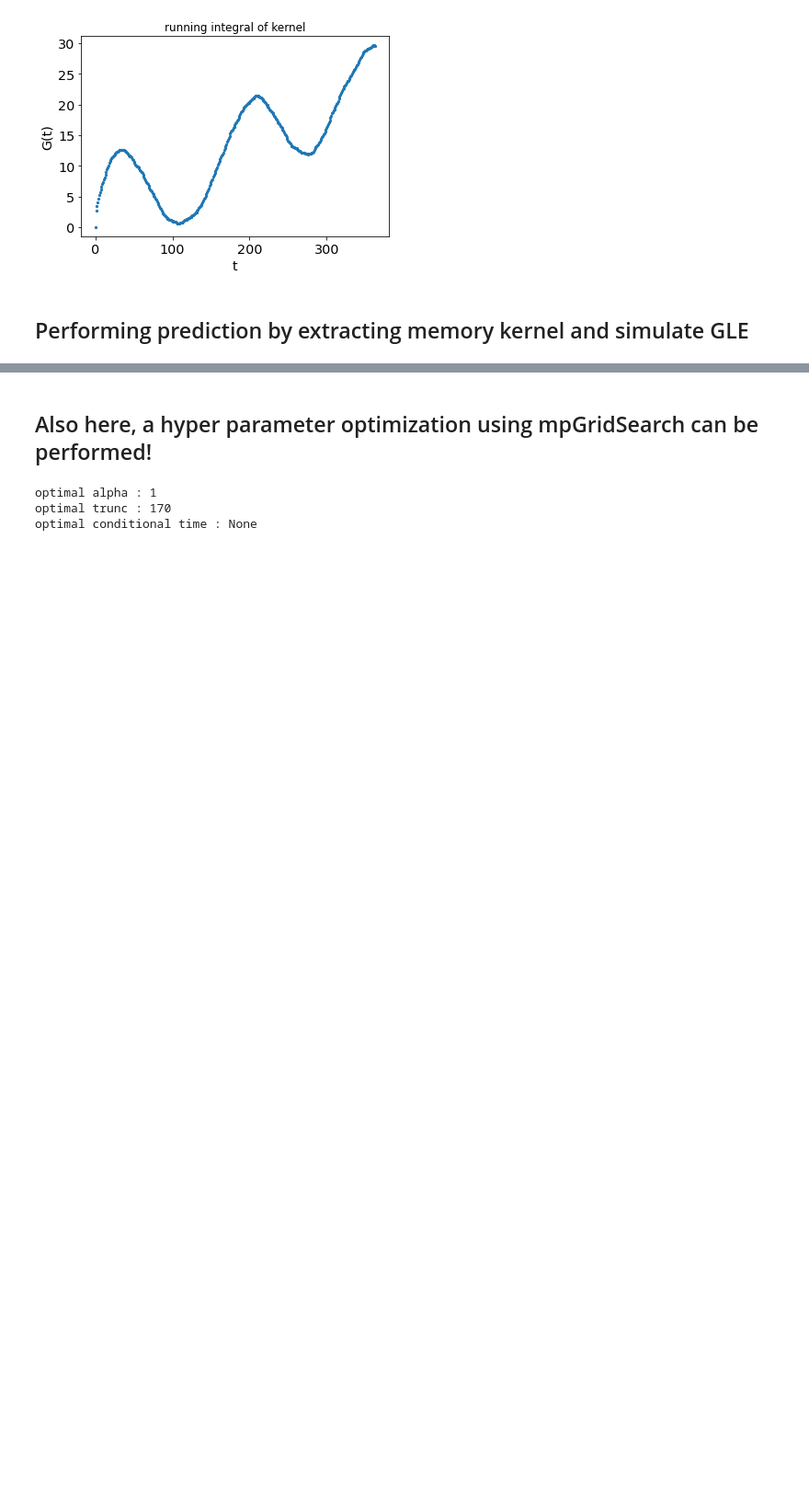
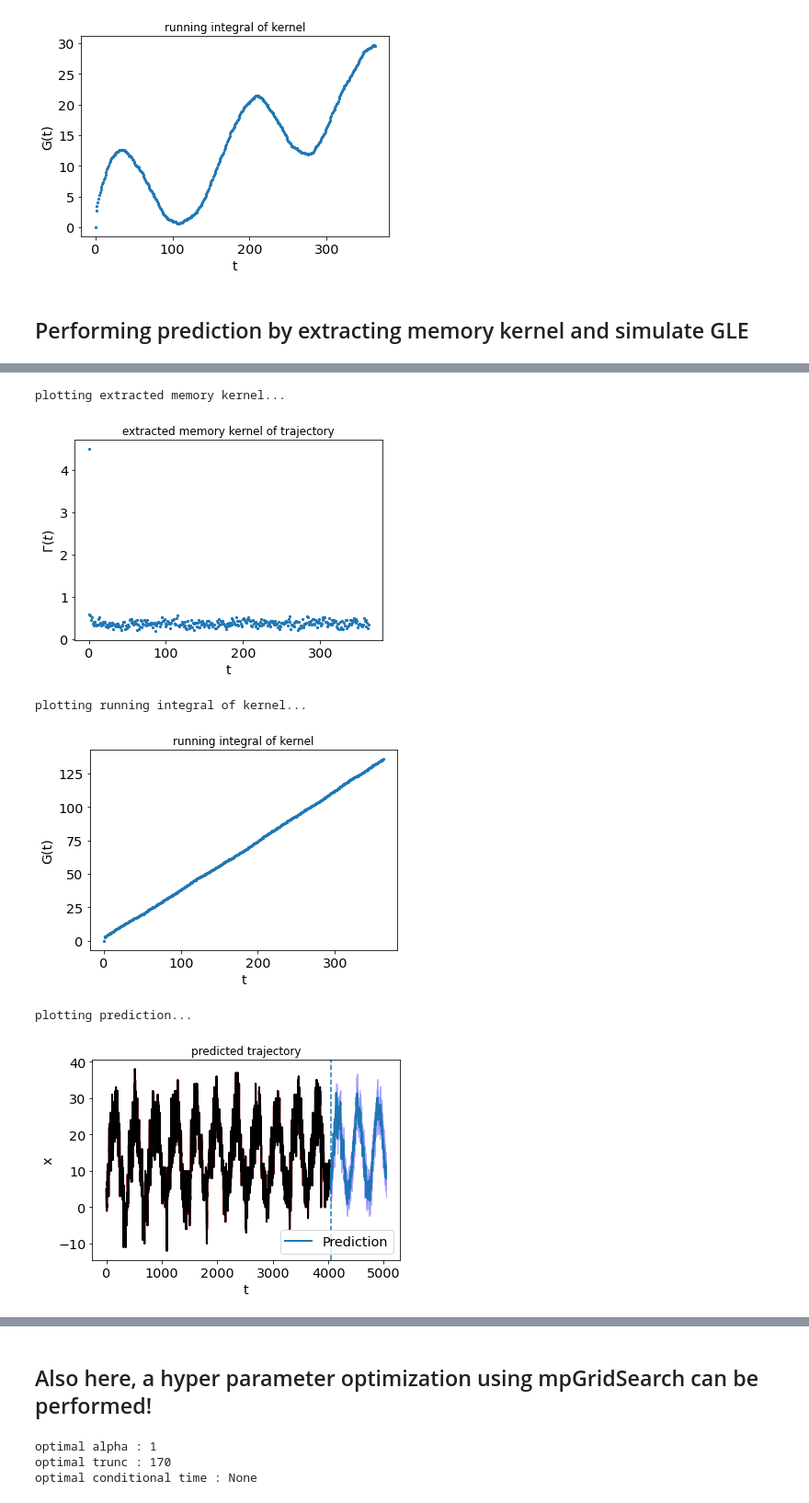
Before and after one commit to hkiefer/mempred, a Jupyter notebook: example/Example Temperature.ipynb, the cells around one changed output, grey strips where cells are left out. Shown at 92% size. Cells and saved outputs as stored; diff of their text form; code cells hidden in the pictures; blank space fills up the shorter version.

```diff
--- a/example/Example Temperature.ipynb
+++ b/example/Example Temperature.ipynb
@@ -79,0 +100,16 @@ plt.legend(loc='best',frameon=False)
+# %%
+cut = len(data)
+n_steps = 1000
+trunc = 365
+p0 = (1,1,1,167,0,0)
+predict=GLEPredictionMETEO(bins=10,  cut = cut ,trunc=trunc, dt = 1, no_fe=False, plot_pred = True,seas_mode = True)
+kernel = predict.extractKernel([data["maxtempC"].values],plot_kernel = True,p0 = p0)
+
+GLE=predict.predictGLE([data["maxtempC"].values], n_steps=n_steps, n_preds = 10, return_full_trjs=True, zero_noise = False, alpha = 1,cond_noise = 10)
+# %% [output]
+plotting extracted memory kernel...
+[figure, added]
+plotting running integral of kernel...
+[figure, added]
+plotting prediction...
+[figure, added]
```
Also changed, not shown: parts of 5 cells of this notebook, 7 other files.
